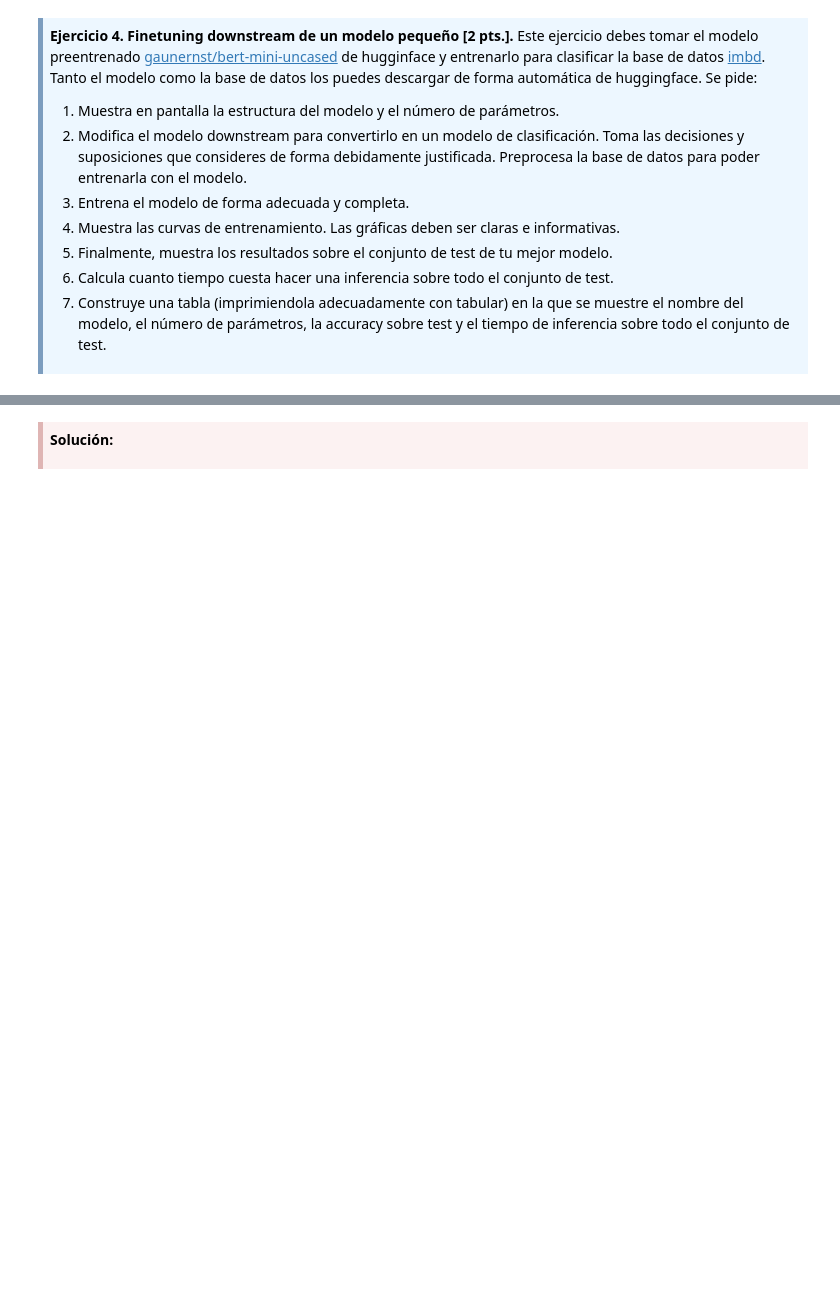
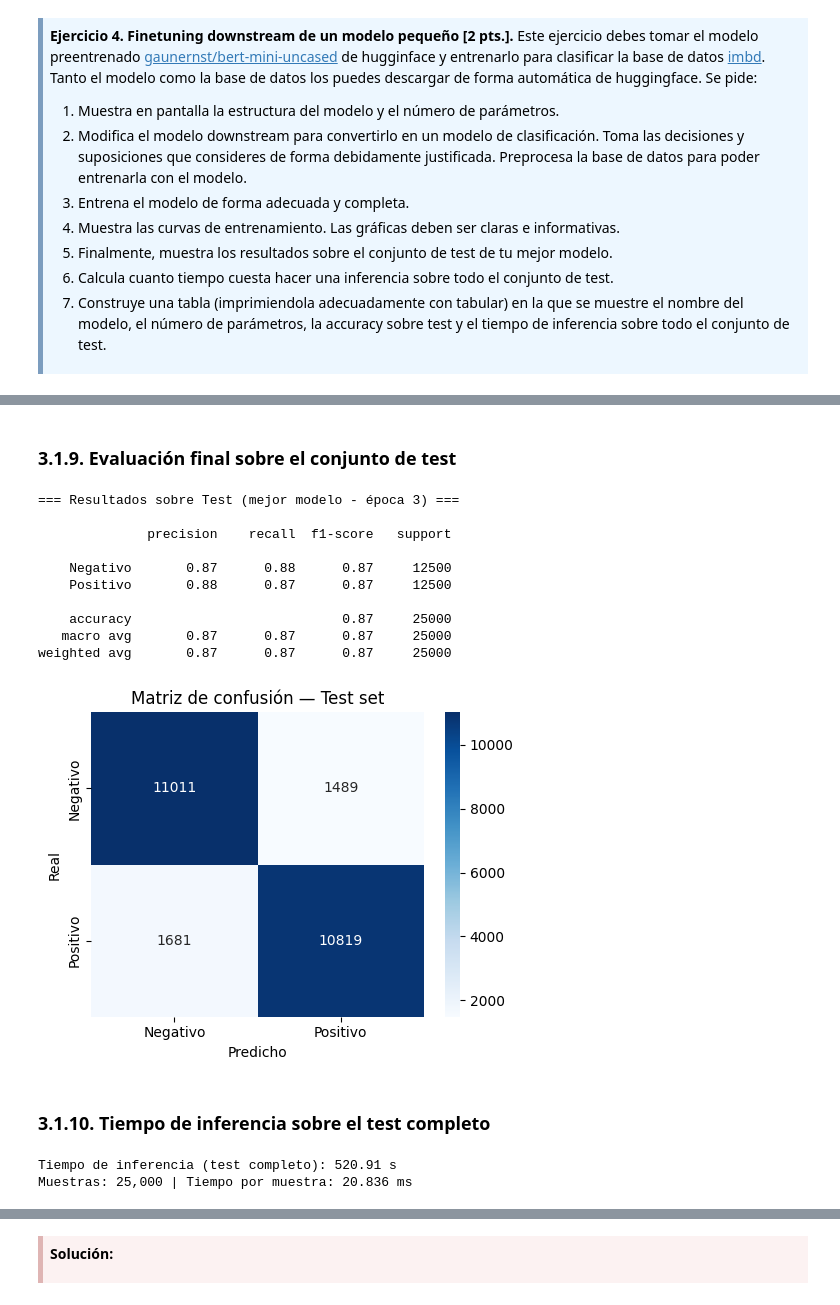
Before and after one commit to JulioUQ/Deep-learning, a Jupyter notebook: Módulo 4- Transformadores/Enunciado de la PEC/20252_PEC3_UbedaQuesada_Julio.ipynb, the cells around one changed output, grey strips where cells are left out. Saved outputs shown, nothing was run; the diff lists cells and outputs as text; code cells hidden in the pictures; blank space fills up the shorter version.

```diff
--- a/Módulo 4- Transformadores/Enunciado de la PEC/20252_PEC3_UbedaQuesada_Julio.ipynb
+++ b/Módulo 4- Transformadores/Enunciado de la PEC/20252_PEC3_UbedaQuesada_Julio.ipynb
@@ -1572,0 +1860,71 @@ tokenized_dataset = dataset.map(
+# %% [markdown]
+### 3.1.9. Evaluación final sobre el conjunto de test
+# %%
+# Modelo en modo evaluación
+model.eval()
+
+test_predictions = []
+test_labels_list = []
+
+with torch.no_grad():
+    for batch in test_dataloader:
+        batch   = {k: v.to(DEVICE) for k, v in batch.items()}
+        outputs = model(**batch)
+        predictions = torch.argmax(outputs.logits, dim=-1)
+        test_predictions.extend(predictions.cpu().numpy())
+        test_labels_list.extend(batch["labels"].cpu().numpy())
+
+# Classification report
+print("=== Resultados sobre Test (mejor modelo - época 3) ===\n")
+print(classification_report(
+    test_labels_list,
+    test_predictions,
+    target_names=["Negativo", "Positivo"]
+))
+
+# Matriz de confusión
+cm = confusion_matrix(test_labels_list, test_predictions)
+
+plt.figure(figsize=(5, 4))
+sns.heatmap(cm, annot=True, fmt="d", cmap="Blues",
+            xticklabels=["Negativo", "Positivo"],
+            yticklabels=["Negativo", "Positivo"])
+plt.title("Matriz de confusión — Test set")
+plt.ylabel("Real")
+plt.xlabel("Predicho")
+plt.tight_layout()
+plt.savefig(r"../models/confusion_matrix_bert_mini.png", dpi=150, bbox_inches="tight")
+plt.show()
+# %% [output]
+=== Resultados sobre Test (mejor modelo - época 3) ===
+
+              precision    recall  f1-score   support
+
+    Negativo       0.87      0.88      0.87     12500
+    Positivo       0.88      0.87      0.87     12500
+
+    accuracy                           0.87     25000
+   macro avg       0.87      0.87      0.87     25000
+weighted avg       0.87      0.87      0.87     25000
+[figure, added]
+# %% [markdown]
+### 3.1.10. Tiempo de inferencia sobre el test completo
+# %%
+model.eval()
+
+start_time = time.time()
+
+with torch.no_grad():
+    for batch in test_dataloader:
+        batch = {k: v.to(DEVICE) for k, v in batch.items()}
+        _     = model(**batch)
+
+end_time = time.time()
+
+inference_time = end_time - start_time
+
+print(f"Tiempo de inferencia (test completo): {inference_time:.2f} s")
+print(f"Muestras: 25,000 | Tiempo por muestra: {inference_time / 25000 * 1000:.3f} ms")
+# %% [output]
+Tiempo de inferencia (test completo): 520.91 s
+Muestras: 25,000 | Tiempo por muestra: 20.836 ms
```
Also changed, not shown: parts of 49 cells of this notebook, 6 other files.
